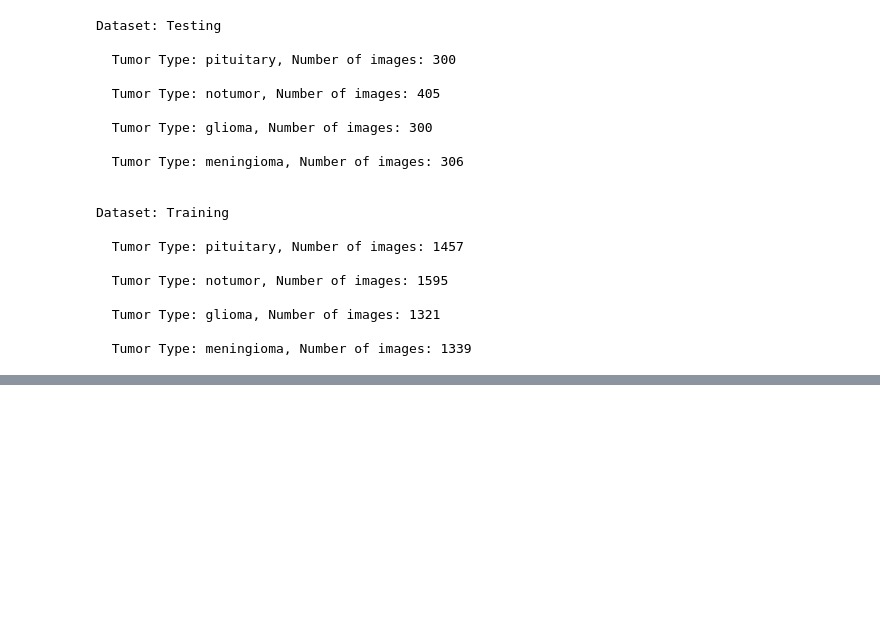
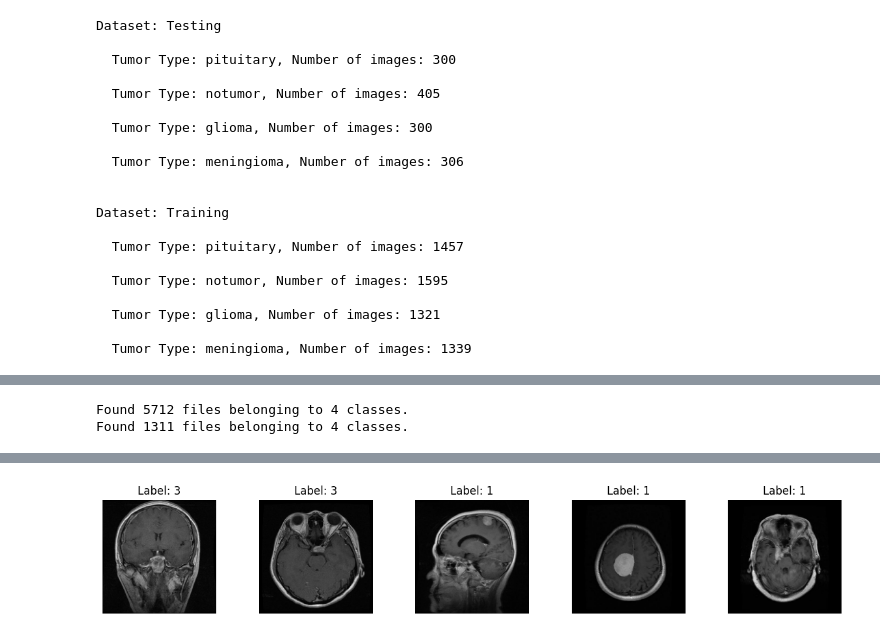
Before and after one commit to alexverbs/MRI_project, a Jupyter notebook: mri_project.ipynb, the cells around one changed output, grey strips where cells are left out. Cells and saved outputs as stored; diff of their text form; code cells hidden in the pictures; blank space fills up the shorter version.

```diff
--- a/mri_project.ipynb
+++ b/mri_project.ipynb
@@ -128,0 +137,38 @@ Dataset: Training
+# %%
+# Parameters
+img_height = 180  # Set your desired image height
+img_width = 180   # Set your desired image width
+batch_size = 32   # Set your desired batch size
+
+# Directory paths for training and testing
+train_dir = "data/Training"
+test_dir = "data/Testing"
+
+# Load the training dataset
+train_ds = keras.utils.image_dataset_from_directory(
+    train_dir,
+    seed=123,
+    image_size=(img_height, img_width),
+    batch_size=batch_size
+)
+
+# Load the testing dataset
+test_ds = keras.utils.image_dataset_from_directory(
+    test_dir,
+    seed=123,
+    image_size=(img_height, img_width),
+    batch_size=batch_size
+)
+# %% [output]
+Found 5712 files belonging to 4 classes.
+Found 1311 files belonging to 4 classes.
+# %%
+plt.figure(figsize=(15, 5))
+for i, (images, labels) in enumerate(train_ds.take(1)):
+    for j in range(5):
+        ax = plt.subplot(2, 5, j + 1)
+        plt.imshow(images[j].numpy().astype("uint8"))
+        plt.title(f"Label: {labels[j].numpy()}")
+        plt.axis("off")
+plt.show()
+# %% [output]
@@ -128,0 +176 @@ Dataset: Training
+[figure, added]
```
Also changed, not shown: parts of 7 cells of this notebook.
